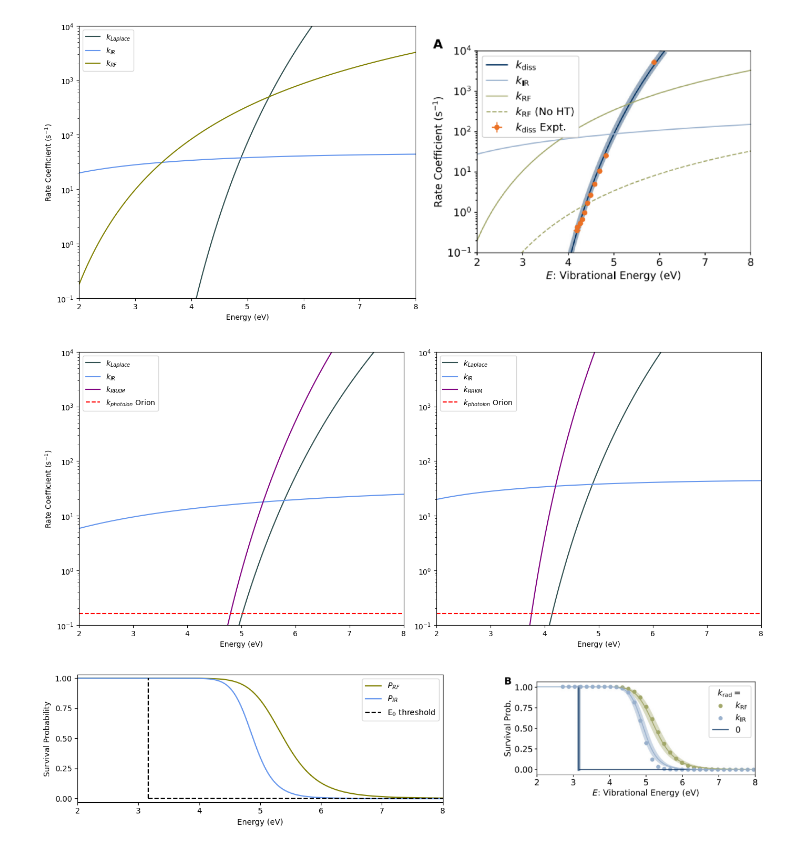
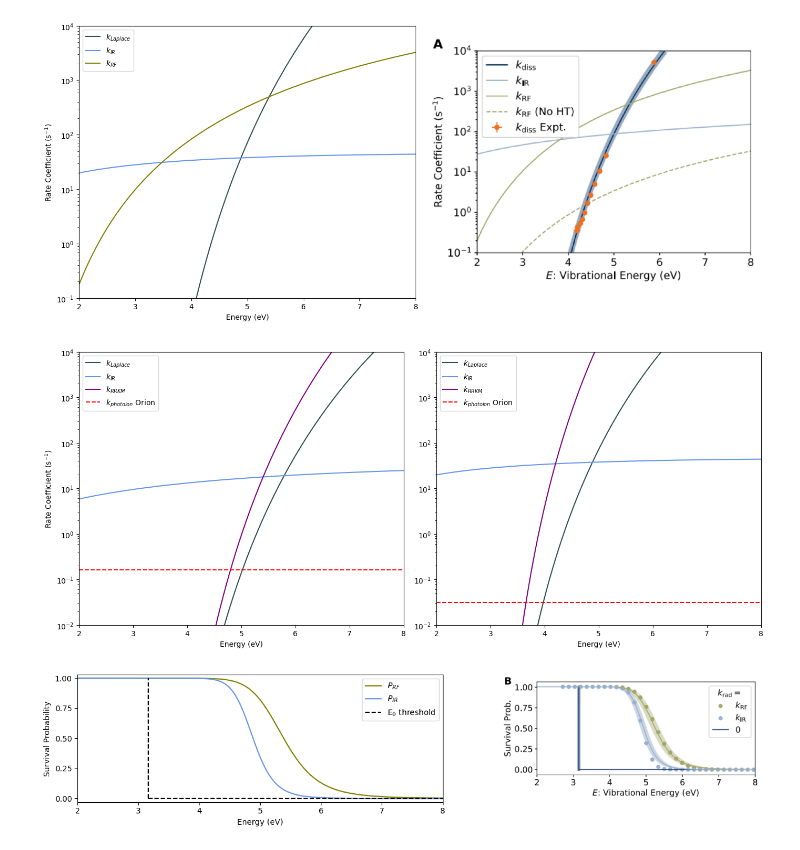
Before and after one commit to mustafa9812/Project-Cynap, a Jupyter notebook: scripts/calculations.ipynb, the cells around one changed output. Saved outputs shown, nothing was run; the diff lists cells and outputs as text; code cells hidden in the pictures.

```diff
--- a/scripts/calculations.ipynb
+++ b/scripts/calculations.ipynb
@@ -132,9 +155,9 @@ plt.figure(figsize=(8, 6))
 colors = cm.viridis(np.linspace(0, 1, len(G0_list)))  # Get 10 colors from viridis
 
 for idx, G0 in enumerate(G0_list):
-    rate_per_molecule = photo_el_ionization_rate(Nc, G0, fy)
-    rate_per_volume = rate_per_molecule * electron_density
-    plt.plot(electron_density, rate_per_volume, color=colors[idx], label=f'G$_{0}$={G0:.1e}')
+    N_rate_per_molecule = photo_el_ionization_rate(Nc, G0, fy, N_lab_IP)
+    N_rate_per_volume = N_rate_per_molecule * electron_density
+    plt.plot(electron_density, N_rate_per_volume, color=colors[idx], label=f'G$_{0}$={G0:.1e}')
 
 plt.xscale('log')
 plt.yscale('log')
@@ -142,6 +165,24 @@ plt.legend()
 plt.xlabel('Electron Density (cm$^{-3}$)')
 plt.ylabel('Photo-ionization Rate (s$^{-1}$)')
 plt.show()
+
+# G0_list = np.logspace(0, 5, num=10)  # 10 steps from 1 to 1e5
+# electron_density = electrondensity_list
+
+# plt.figure(figsize=(8, 6))
+# colors = cm.viridis(np.linspace(0, 1, len(G0_list)))  # Get 10 colors from viridis
+
+# for idx, G0 in enumerate(G0_list):
+#     C_rate_per_molecule = photo_el_ionization_rate(Nc, G0, fy, C_estimate_IP)
+#     C_rate_per_volume = C_rate_per_molecule * electron_density
+#     plt.plot(electron_density, C_rate_per_volume, color=colors[idx], label=f'G$_{0}$={G0:.1e}')
+
+# plt.xscale('log')
+# plt.yscale('log')
+# plt.legend()
+# plt.xlabel('Electron Density (cm$^{-3}$)')
+# plt.ylabel('Photo-ionization Rate (s$^{-1}$)')
+# plt.show()
 # %% [output]
 [figure]
 # %% [markdown]
@@ -764,32 +805,32 @@ plt.tight_layout()
 # %%
 fig, axs = plt.subplots(1, 2, figsize=(14, 6))
 
 axs[0].plot(N_LP_filtered_energies_list_eV, N_k_Laplace_list, color='darkslategrey', label='$k_{Laplace}$')
 axs[0].plot(N_IR_energies_list_eV, N_k_IR_total, color='cornflowerblue', label='$k_{IR}$')
 axs[0].plot(N_RRKM_filtered_energies_list_eV, N_k_RRKM_list, color='purple', label='$k_{RRKM}$')
-axs[0].axhline(y=Orion_IF_photoion_point, color='red', linestyle='--', label='$k_{photoion}$ Orion')
+axs[0].axhline(y=N_Orion_IF_photoion_point, color='red', linestyle='--', label='$k_{photoion}$ Orion')
 # axs[0].plot(NC_energies_list, k_diss_C_list, label='k_Teff', color='red')
 axs[0].set_xlabel('Energy (eV)')
 axs[0].set_ylabel('Rate Coefficient (s$^{-1}$)')
 axs[0].set_yscale('log')
 axs[0].legend(loc='upper left')
 axs[0].set_xlim(2, 8)
-axs[0].set_ylim(1e-1, 1e4)
+axs[0].set_ylim(1e-2, 1e4)
 
 axs[1].plot(LP_filtered_energies_list_eV, C_k_Laplace_list, color='darkslategrey', label='$k_{Laplace}$')
 axs[1].plot(C_IR_energies_list_eV, C_k_IR_total, color='cornflowerblue', label='$k_{IR}$')
 axs[1].plot(C_RRKM_filtered_energies_list_eV, C_k_RRKM_list, color='purple', label='$k_{RRKM}$')
-axs[1].axhline(y=Orion_IF_photoion_point, color='red', linestyle='--', label='$k_{photoion}$ Orion ')
+axs[1].axhline(y=C_Orion_IF_photoion_point, color='red', linestyle='--', label='$k_{photoion}$ Orion ')
 axs[1].set_xlabel('Energy (eV)')
 # axs[1].set_ylabel('Rate Coefficient (s$^{-1}$)')
 axs[1].set_yscale('log')
 axs[1].legend(loc='upper left')
 axs[1].set_xlim(2, 8)
-axs[1].set_ylim(1e-1, 1e4)
+axs[1].set_ylim(1e-2, 1e4)
 
 plt.tight_layout()
 # %% [output]
-[figure, old version]
+[figure, new version]
 # %%
 C_threshold_eV = 3.16
 interp_laplace = interp1d(LP_filtered_energies_list_eV, C_k_Laplace_list, bounds_error=False, fill_value="extrapolate")
```
Also changed, not shown: parts of 1 cell of this notebook, 18 other files.
